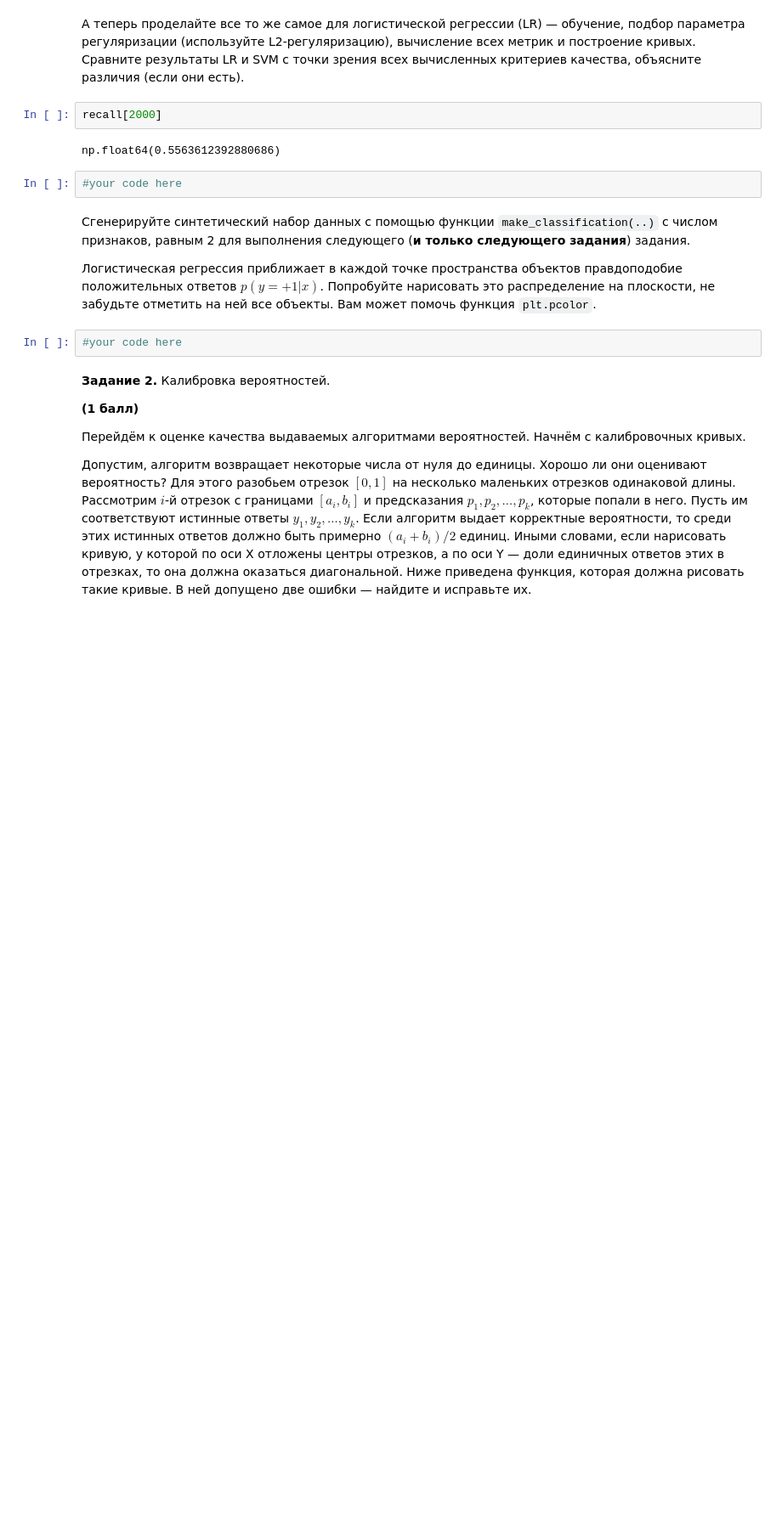
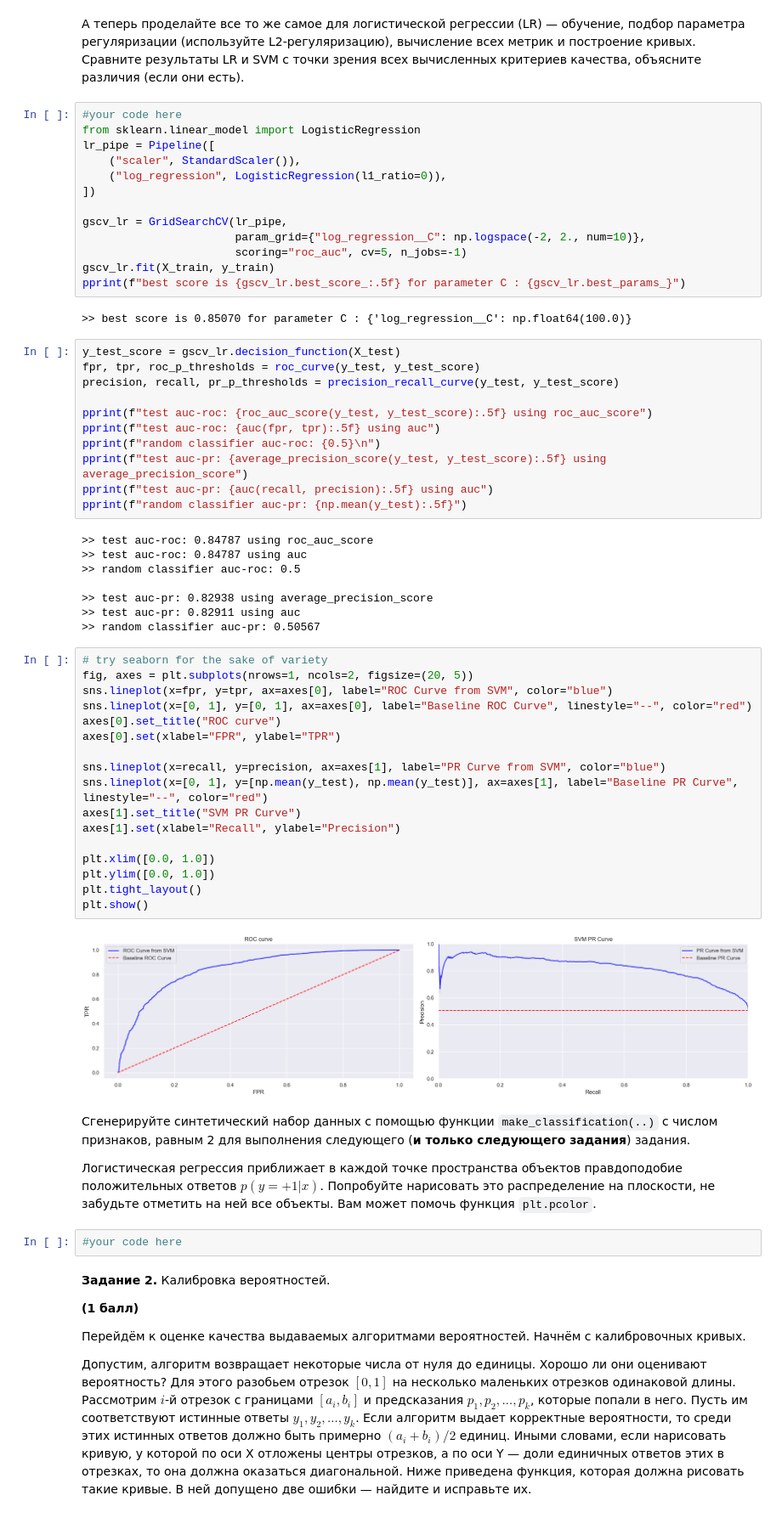
Before and after one commit to saaprikins/nes_ml_course_homeworks, a Jupyter notebook: homework_practice_4.ipynb, the cells around one changed output. Shown at 85% size. Cells and saved outputs as stored; diff of their text form; blank space fills up the shorter version.

```diff
--- a/homework_practice_4.ipynb
+++ b/homework_practice_4.ipynb
@@ -145,11 +143,58 @@ fig.show()
 # %% [markdown]
 А теперь проделайте все то же самое для логистической регрессии (LR) — обучение, подбор параметра регуляризации (используйте L2-регуляризацию), вычисление всех метрик и построение кривых. Сравните результаты LR и SVM с точки зрения всех вычисленных критериев качества, объясните различия (если они есть).
-# %%
-recall[2000]
-# %% [output]
-np.float64(0.5563612392880686)
-# %%
-#your code here
+# %%
+#your code here
+from sklearn.linear_model import LogisticRegression
+lr_pipe = Pipeline([
+    ("scaler", StandardScaler()),
+    ("log_regression", LogisticRegression(l1_ratio=0)),
+])
+
+gscv_lr = GridSearchCV(lr_pipe,
+                       param_grid={"log_regression__C": np.logspace(-2, 2., num=10)},
+                       scoring="roc_auc", cv=5, n_jobs=-1)
+gscv_lr.fit(X_train, y_train)
+pprint(f"best score is {gscv_lr.best_score_:.5f} for parameter C : {gscv_lr.best_params_}")
+# %% [output]
+>> best score is 0.85070 for parameter C : {'log_regression__C': np.float64(100.0)}
+# %%
+y_test_score = gscv_lr.decision_function(X_test)
+fpr, tpr, roc_p_thresholds = roc_curve(y_test, y_test_score)
+precision, recall, pr_p_thresholds = precision_recall_curve(y_test, y_test_score)
+
+pprint(f"test auc-roc: {roc_auc_score(y_test, y_test_score):.5f} using roc_auc_score")
+pprint(f"test auc-roc: {auc(fpr, tpr):.5f} using auc")
+pprint(f"random classifier auc-roc: {0.5}\n")
+pprint(f"test auc-pr: {average_precision_score(y_test, y_test_score):.5f} using average_precision_score")
+pprint(f"test auc-pr: {auc(recall, precision):.5f} using auc")
+pprint(f"random classifier auc-pr: {np.mean(y_test):.5f}")
+# %% [output]
+>> test auc-roc: 0.84787 using roc_auc_score
+>> test auc-roc: 0.84787 using auc
+>> random classifier auc-roc: 0.5
+
+>> test auc-pr: 0.82938 using average_precision_score
+>> test auc-pr: 0.82911 using auc
+>> random classifier auc-pr: 0.50567
+# %%
+# try seaborn for the sake of variety
+fig, axes = plt.subplots(nrows=1, ncols=2, figsize=(20, 5))
+sns.lineplot(x=fpr, y=tpr, ax=axes[0], label="ROC Curve from SVM", color="blue")
+sns.lineplot(x=[0, 1], y=[0, 1], ax=axes[0], label="Baseline ROC Curve", linestyle="--", color="red")
+axes[0].set_title("ROC curve")
+axes[0].set(xlabel="FPR", ylabel="TPR")
+
+sns.lineplot(x=recall, y=precision, ax=axes[1], label="PR Curve from SVM", color="blue")
+sns.lineplot(x=[0, 1], y=[np.mean(y_test), np.mean(y_test)], ax=axes[1], label="Baseline PR Curve", linestyle="--", color="red")
+axes[1].set_title("SVM PR Curve")
+axes[1].set(xlabel="Recall", ylabel="Precision")
+
+plt.xlim([0.0, 1.0])
+plt.ylim([0.0, 1.0])
+plt.tight_layout()
+plt.show()
+# %% [output]
+[figure, added]
 # %% [markdown]
 Сгенерируйте синтетический набор данных с помощью функции `make_classification(..)` с числом признаков, равным 2 для выполнения следующего (**и только следующего задания**) задания.
 
```
Also changed, not shown: parts of 6 cells of this notebook.
